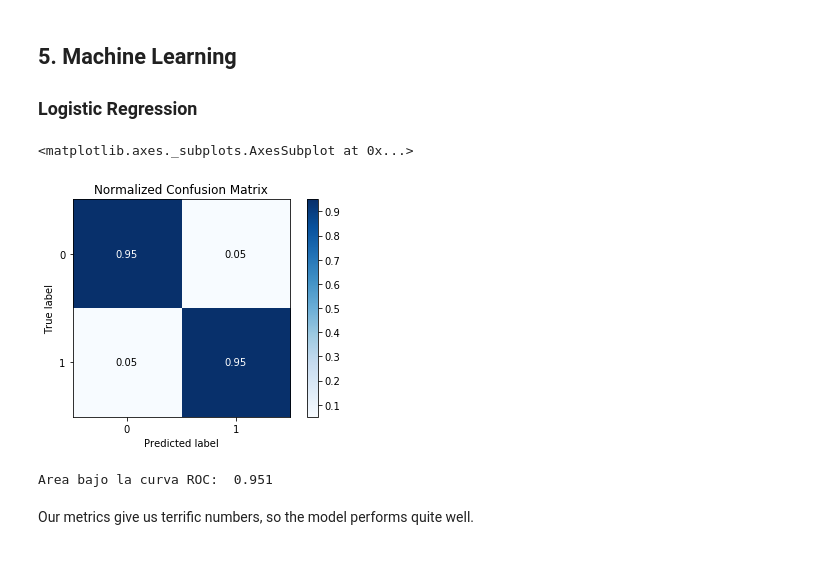
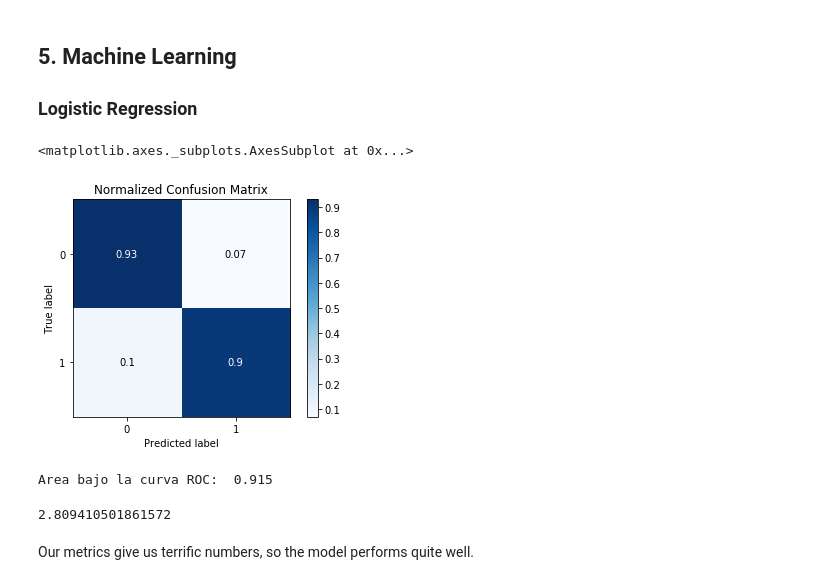
Before and after one commit to EugenioBubapest/Titanic-, a Jupyter notebook: Titanic.ipynb, the cells around one changed output. Saved outputs shown, nothing was run; the diff lists cells and outputs as text; code cells hidden in the pictures.

```diff
--- a/Titanic.ipynb
+++ b/Titanic.ipynb
@@ -383,0 +447,4 @@ From this, we can infer that the determinant feature to survive and first, secon
+# %%
+train['FamilySize'] = train['SibSp'] + train['Parch'] + 1
+train['Alone'] = 0
+train['Alone'].loc[train['FamilySize'] > 1] = 1
@@ -383,0 +456,4 @@ From this, we can infer that the determinant feature to survive and first, secon
+# %%
+test['FamilySize'] = test['SibSp'] + test['Parch'] + 1
+test['Alone'] = 0
+test['Alone'].loc[train['FamilySize'] > 1] = 1
@@ -386,3 +467,6 @@ From this, we can infer that the determinant feature to survive and first, secon
+# %%
+train.Pclass = train.Pclass.astype(str)
+test.Pclass = test.Pclass.astype(str)
 # %% [markdown]
 Let's drop the PassengerId, Name, Ticket, Survived columns from the train and test set to form X_train and X_test:
 # %%
@@ -403,16 +496,20 @@ import scikitplot as skplt
 model = LogisticRegression()
 model.fit(X_train, y_train)
 
-y_pred = model.predict(X_test)
+y_pred_lr = model.predict(X_test)
 # %%
-skplt.metrics.plot_confusion_matrix(y_test,y_pred, normalize = True)
+skplt.metrics.plot_confusion_matrix(y_test,y_pred_lr, normalize = True)
 # %% [output]
 <matplotlib.axes._subplots.AxesSubplot at 0x...>
-[figure, old version]
+[figure, new version]
 # %%
-print('Area bajo la curva ROC:',"% 1.3f" % roc_auc_score(y_test,y_pred))
+print('Area bajo la curva ROC:',"% 1.3f" % roc_auc_score(y_test,y_pred_lr))
 # %% [output]
-Area bajo la curva ROC:  0.951
+Area bajo la curva ROC:  0.915
+# %%
+log_loss(y_test,y_pred_lr)
+# %% [output]
+2.809410501861572
 # %% [markdown]
 Our metrics give us terrific numbers, so the model performs quite well.
 # %% [markdown]
```
Also changed, not shown: parts of 111 cells of this notebook, 3 other files.
